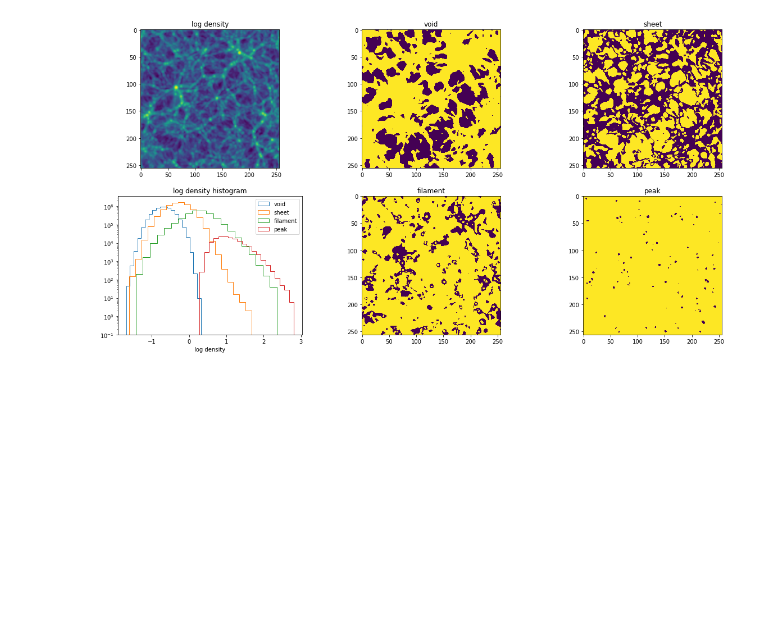
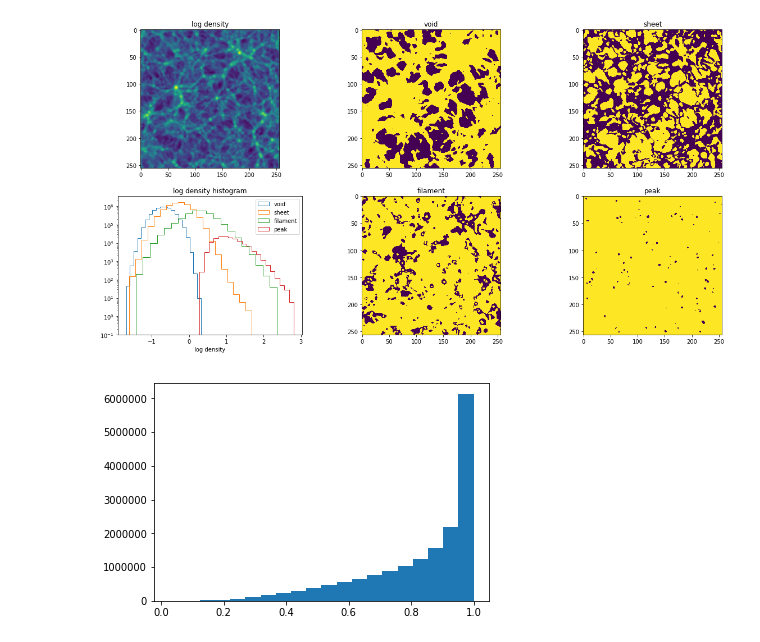
Before and after one commit to forero/IllustrisWeb, a Jupyter notebook: plot_web_data.ipynb, the cells around one changed output. Cells and saved outputs as stored; diff of their text form; code cells hidden in the pictures; blank space fills up the shorter version.

```diff
--- a/plot_web_data.ipynb
+++ b/plot_web_data.ipynb
@@ -79,3 +79,6 @@ plt.title('peak')
 7687255 2813307 151850
 Text(0.5,1,'peak')
 [figure]
+# %%
+FA = (1.0/np.sqrt(3.0))*np.sqrt(((lambda1-lambda2)**2 + (lambda1-lambda3)**2 + (lambda2-lambda3)**2)/(lambda1**2+lambda2**2+lambda3**2))
+FA_flat = FA.flatten()
@@ -81,0 +87,4 @@ Text(0.5,1,'peak')
+# %%
+_ = plt.hist(FA_flat, bins=20)
+# %% [output]
+[figure, added]
```
Also changed, not shown: parts of 6 cells of this notebook.
